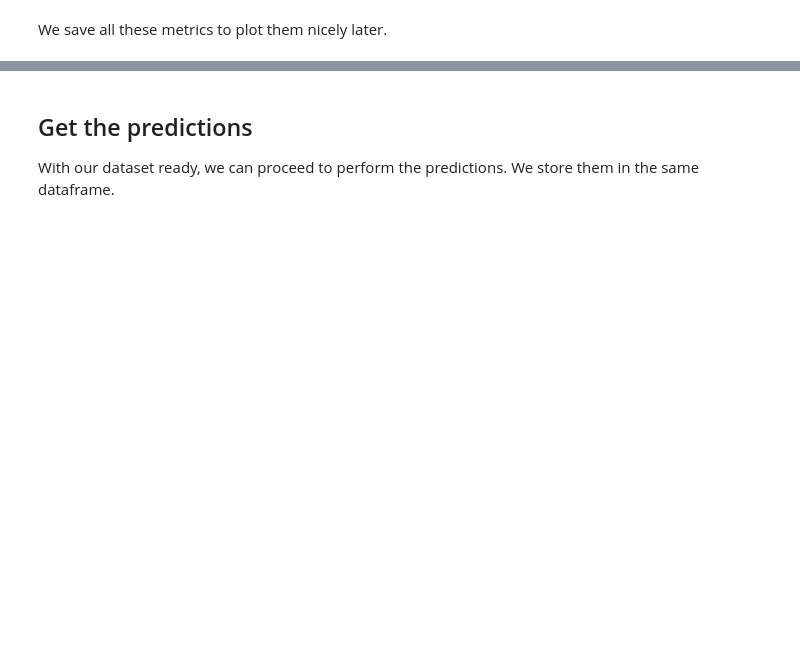
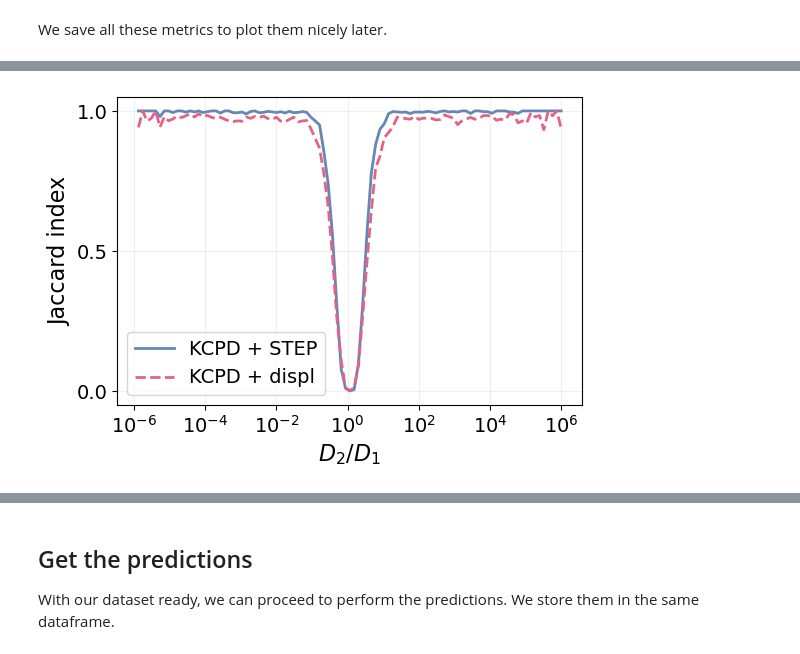
Before and after one commit to BorjaRequena/step, a Jupyter notebook: nbs/tutorials/01_analysis_bm.ipynb, the cells around one changed output, grey strips where cells are left out. Saved outputs shown, nothing was run; the diff lists cells and outputs as text; code cells hidden in the pictures; blank space fills up the shorter version.

```diff
--- a/nbs/tutorials/01_analysis_bm.ipynb
+++ b/nbs/tutorials/01_analysis_bm.ipynb
@@ -335,5 +212,0 @@ with open(plot_path, 'wb') as f:
-# %%
-fig_name = "noise_analysis"
-plot_path = (FIG_PATH/fig_name).with_suffix(".pkl")
-with open(plot_path, 'rb') as f:
-    noise_err, noise_err_std, x, counts = pickle.load(f)
@@ -399,0 +351,6 @@ ds = combine_datasets(datasets, shuffle=False)
+# %%
+method_mse, method_j_idx = {}, {}
+for m, v in metrics_method.items():
+    method_mse[m] = np.mean(v['sq_error'])
+    tp, fp, fn = np.sum(v['tp']), np.sum(v['fp']), np.sum(v['fn'])
+    method_j_idx[m] = jaccard_index(tp, fp, fn)
@@ -399,0 +372,36 @@ ds = combine_datasets(datasets, shuffle=False)
+# %%
+bins_D_diff = np.linspace(-6, 6, 100) # Difference in log space
+j_idx_by_diff = {m: [] for m in methods}
+mse_by_diff = {m: [] for m in methods}
+
+for low, high in zip(bins_D_diff[:-1], bins_D_diff[1:]):
+    mask = (ds.D_diff >= low) & (ds.D_diff < high)
+    for m in methods:
+        tp = ds.loc[mask, f'cp_{m}_tp'].sum()
+        fp = ds.loc[mask, f'cp_{m}_fp'].sum()
+        fn = ds.loc[mask, f'cp_{m}_fn'].sum()
+        j_idx_by_diff[m].append(jaccard_index(tp, fp, fn))
+
+        mask_mse = mask & (ds.loc[:, f'cp_{m}_tp'] == 1)
+        mse_by_diff[m].append(ds.loc[mask_mse, f'cp_{m}_sq_error'].mean())
+# %%
+#| code-fold: true
+method_color = {'pred': colors[0], 'displ': colors_light[3]}
+method_label = {'pred': 'KCPD + STEP', 'displ': 'KCPD + displ'}
+method_ls = {'pred': 'solid', 'displ': 'dashed'}
+
+fig = plt.figure(figsize=(1.5*fig_size, fig_size))
+plt_x = bins_D_diff[:-1] + np.diff(bins_D_diff)
+for m in methods:
+    plt.plot(plt_x, j_idx_by_D_diff[m], linewidth=linewidth, label=method_label[m],
+              color=method_color[m], linestyle=method_ls[m])
+plt.grid(alpha=alpha_grid)
+plt.ylim([-0.05, 1.05])
+plt.yticks([0., 0.5, 1.])
+plt.xticks(np.arange(-6, 7, 2), [f"$10^{{{t}}}$" for t in np.arange(-6, 7, 2)])
+plt.legend(fontsize=14)
+plt.xlabel(r"$D_2/D_1$", fontsize=16)
+plt.ylabel("Jaccard index", fontsize=16)
+plt.tick_params(labelsize=14)
+# %% [output]
+[figure, added]
```
Also changed, not shown: parts of 158 cells of this notebook, 3 other files.
